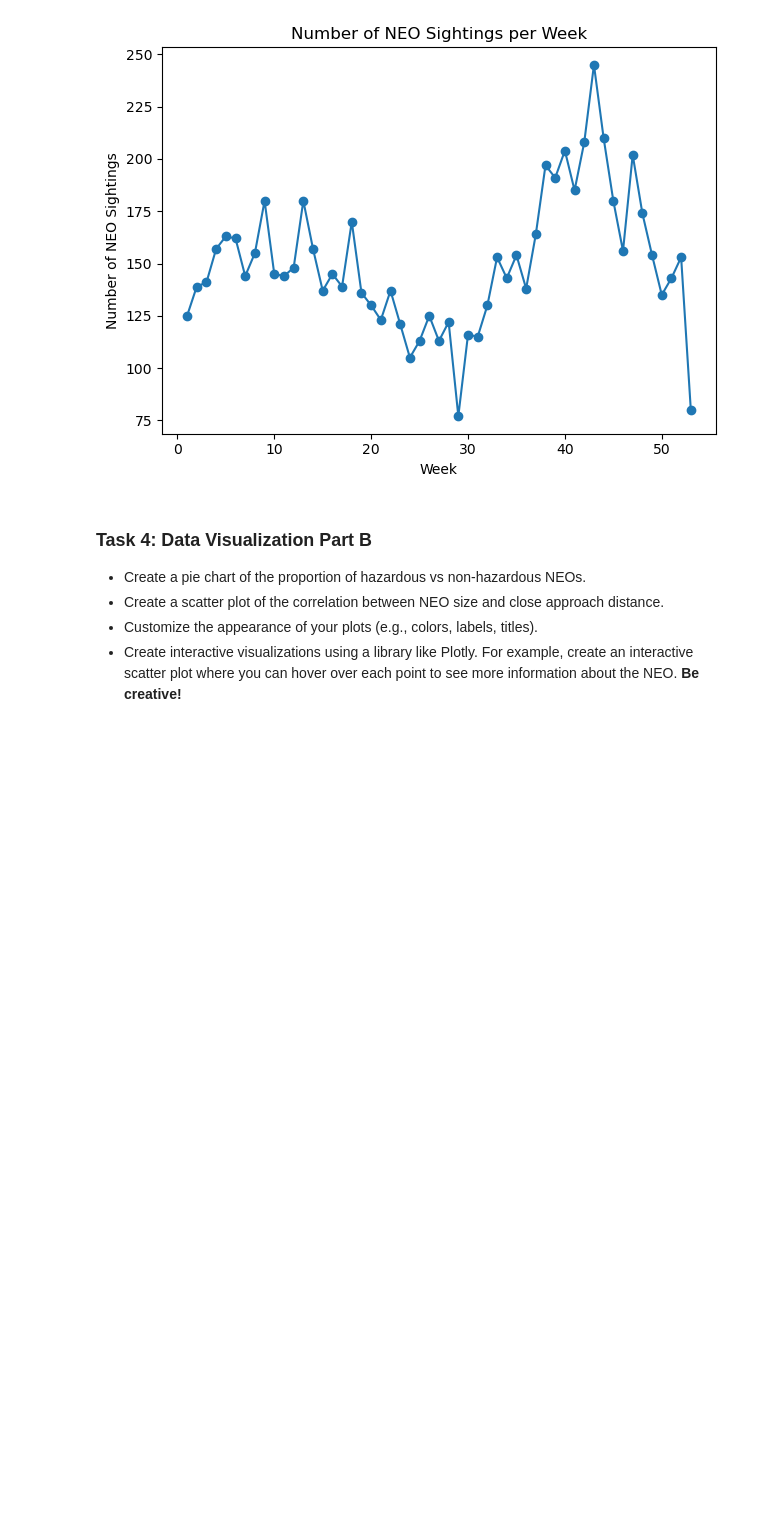
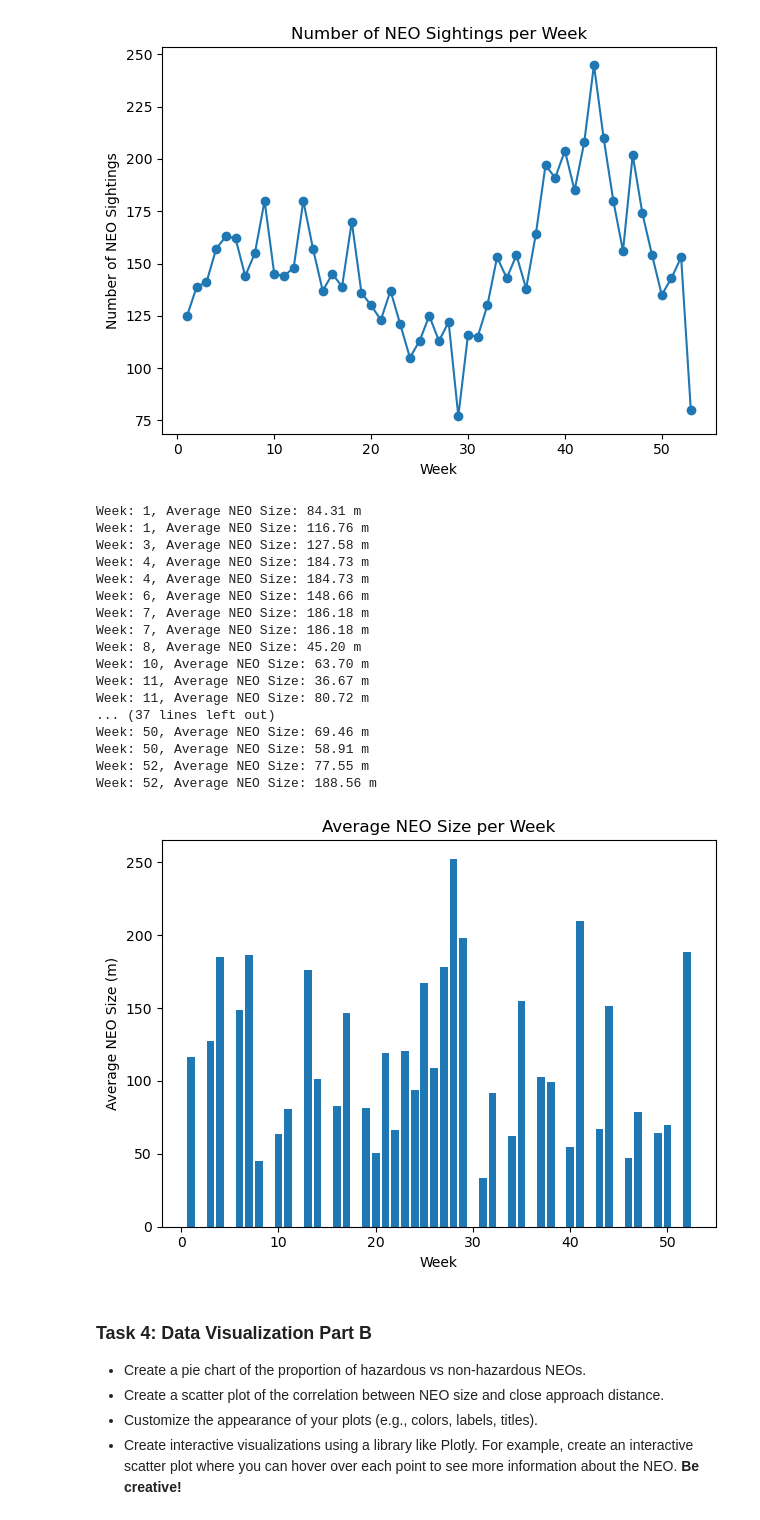
Before and after one commit to ngiorda4/NYC-Taxi-Analysis-and-Forecasting, a Jupyter notebook: 5_nasa_data_collection_and_visualization(MA).ipynb, the cells around one changed output. Drawn from its saved outputs; the diff is of its cells as text; code cells hidden in the pictures; blank space fills up the shorter version.

```diff
--- a/5_nasa_data_collection_and_visualization(MA).ipynb
+++ b/5_nasa_data_collection_and_visualization(MA).ipynb
@@ -391,6 +391,57 @@ Week: 51, Number of NEO Sightings: 143
 Week: 52, Number of NEO Sightings: 153
 Week: 53, Number of NEO Sightings: 80
 [figure]
+# %%
+import matplotlib.pyplot as plt
+import numpy as np
+
+week_numbers = []
+average_sizes = []
+
+# Iterate over each week's data
+for week_data in data:
+    neo_objects = week_data['near_earth_objects']
+    week_date = list(neo_objects.keys())[0]
+    week_number = pd.to_datetime(week_date).week
+
+    # Calculate the average NEO size for the week
+    sizes = []
+    for neo_object in neo_objects[week_date]:
+        size = neo_object['estimated_diameter']['meters']['estimated_diameter_min']
+        sizes.append(size)
+    average_size = np.mean(sizes)
+
+    week_numbers.append(week_number)
+    average_sizes.append(average_size)
+
+    print(f"Week: {week_number}, Average NEO Size: {average_size:.2f} m")
+
+# Create the bar plot
+plt.bar(week_numbers, average_sizes)
+plt.xlabel('Week')
+plt.ylabel('Average NEO Size (m)')
+plt.title('Average NEO Size per Week')
+plt.tight_layout()
+plt.show()
+# %% [output]
+Week: 1, Average NEO Size: 84.31 m
+Week: 1, Average NEO Size: 116.76 m
+Week: 3, Average NEO Size: 127.58 m
+Week: 4, Average NEO Size: 184.73 m
+Week: 4, Average NEO Size: 184.73 m
+Week: 6, Average NEO Size: 148.66 m
+Week: 7, Average NEO Size: 186.18 m
+Week: 7, Average NEO Size: 186.18 m
+Week: 8, Average NEO Size: 45.20 m
+Week: 10, Average NEO Size: 63.70 m
+Week: 11, Average NEO Size: 36.67 m
+Week: 11, Average NEO Size: 80.72 m
+... (37 lines left out)
+Week: 50, Average NEO Size: 69.46 m
+Week: 50, Average NEO Size: 58.91 m
+Week: 52, Average NEO Size: 77.55 m
+Week: 52, Average NEO Size: 188.56 m
+[figure, added]
 # %% [markdown]
 ### Task 4: Data Visualization Part B
 
```
Also changed, not shown: parts of 1 cell of this notebook.
